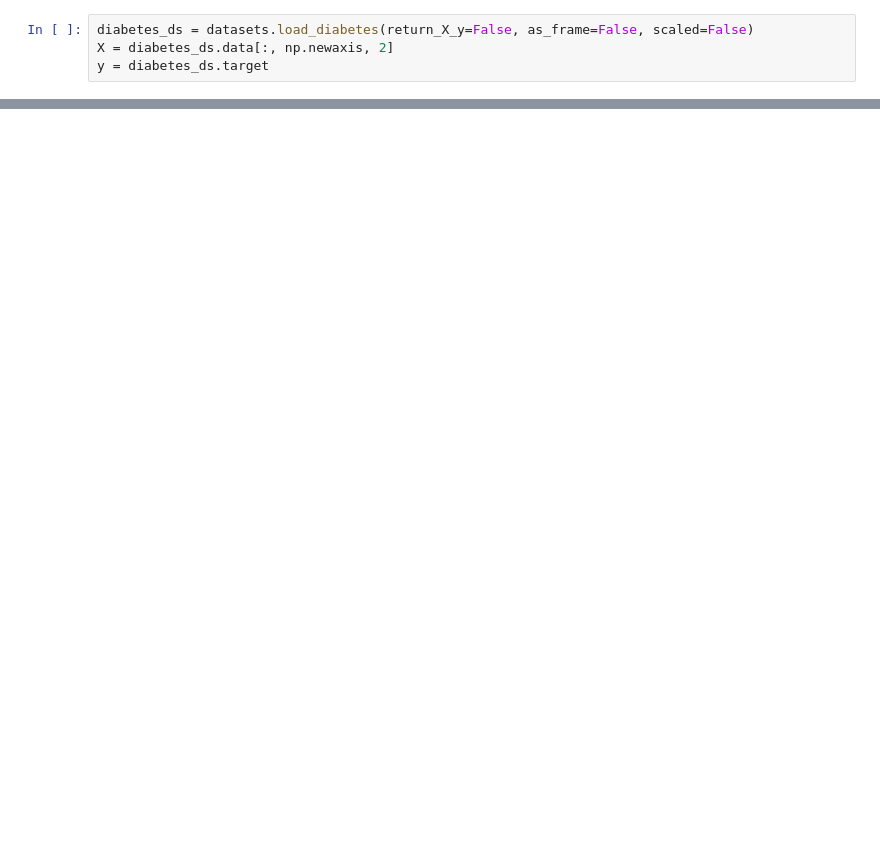
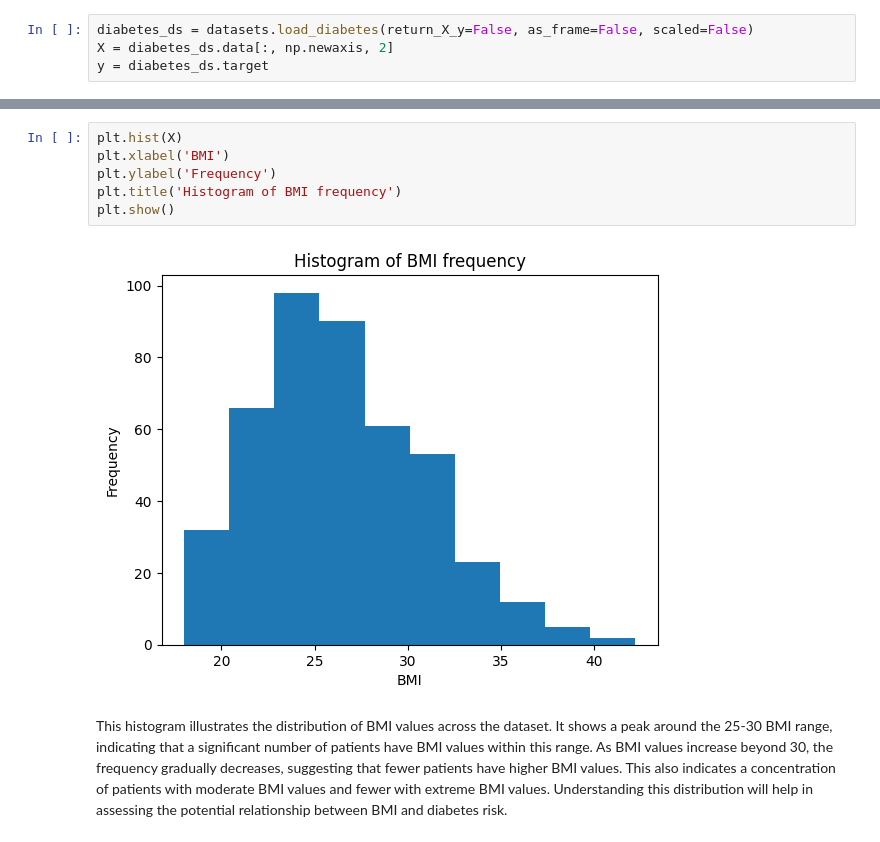
Before and after one commit to johnpalber/CSCN8010-labs, a Jupyter notebook: lab4.ipynb, the cells around one changed output, grey strips where cells are left out. Cells and saved outputs as stored; diff of their text form; blank space fills up the shorter version.

```diff
--- a/lab4.ipynb
+++ b/lab4.ipynb
@@ -27,0 +75,10 @@ y = diabetes_ds.target
+# %%
+plt.hist(X)
+plt.xlabel('BMI')
+plt.ylabel('Frequency')
+plt.title('Histogram of BMI frequency')
+plt.show()
+# %% [output]
+[figure, added]
+# %% [markdown]
+This histogram illustrates the distribution of BMI values across the dataset. It shows a peak around the 25-30 BMI range, indicating that a significant number of patients have BMI values within this range. As BMI values increase beyond 30, the frequency gradually decreases, suggesting that fewer patients have higher BMI values. This also indicates a concentration of patients with moderate BMI values and fewer with extreme BMI values. Understanding this distribution will help in assessing the potential relationship between BMI and diabetes risk.
```
Also changed, not shown: parts of 29 cells of this notebook.
